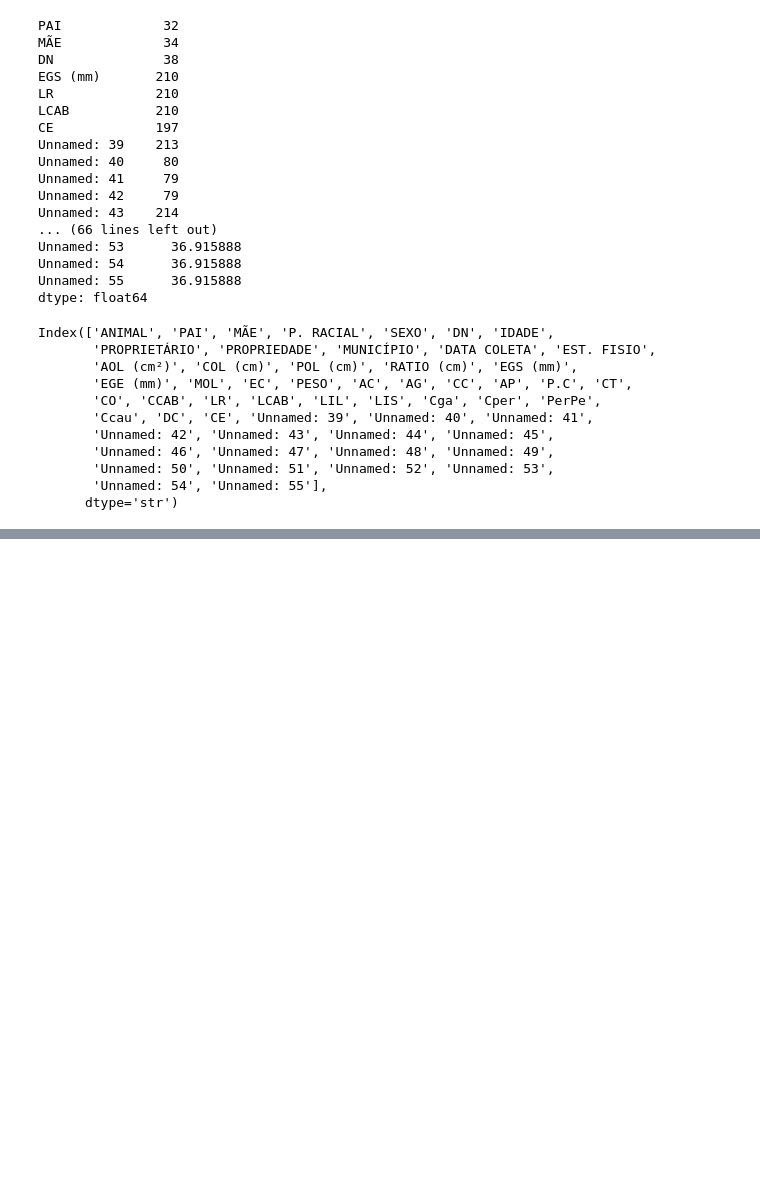
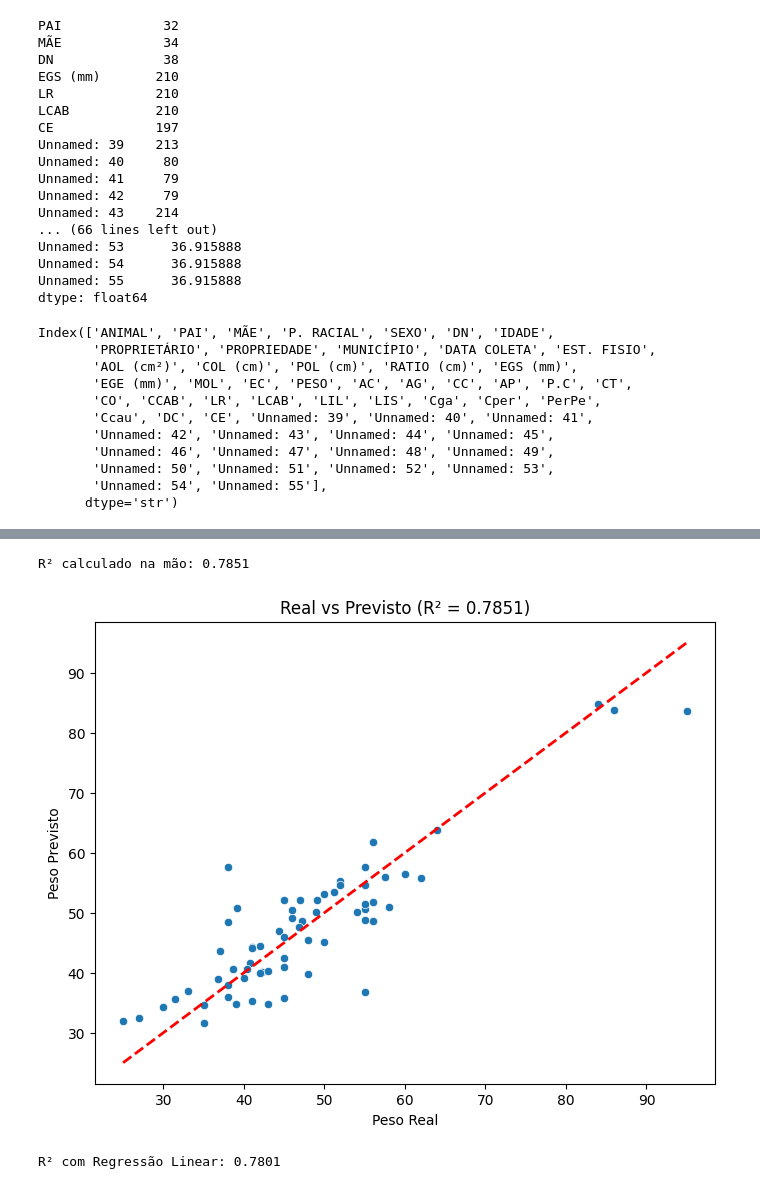
Before and after one commit to callmepeh/Sistemas-Inteligentes-2026.1, a Jupyter notebook: Atividade Base de dados animais/PredPesoAnimal.ipynb, the cells around one changed output, grey strips where cells are left out. Saved outputs shown, nothing was run; the diff lists cells and outputs as text; code cells hidden in the pictures; blank space fills up the shorter version.

```diff
--- a/Atividade Base de dados animais/PredPesoAnimal.ipynb
+++ b/Atividade Base de dados animais/PredPesoAnimal.ipynb
@@ -146,0 +259,56 @@ x_normalidado = (X - .mean()) / X.
+# %%
+import numpy as np
+
+# Certifique-se de que y_test e y_pred são arrays do numpy para facilitar a conta
+y_real = np.array(y_test)
+y_previsto = np.array(y_pred)
+
+# 1. Calcular a média dos pesos reais
+y_media = np.mean(y_real)
+
+# 2. Calcular a Soma dos Quadrados dos Resíduos (SS_res)
+ss_res = np.sum((y_real - y_previsto) ** 2)
+
+# 3. Calcular a Soma Total dos Quadrados (SS_tot)
+ss_tot = np.sum((y_real - y_media) ** 2)
+
+# 4. Aplicar a fórmula final do R²
+r2_manual = 1 - (ss_res / ss_tot)
+
+print(f"R² calculado na mão: {r2_manual:.4f}")
+# %% [output]
+R² calculado na mão: 0.7851
+# %%
+#visualizar resultados
+
+plt.figure(figsize=(8, 6))
+sns.scatterplot(x=y_test, y=y_pred)
+plt.plot([y_test.min(), y_test.max()], [y_test.min(), y_test.max()], '--r', linewidth=2)
+plt.xlabel('Peso Real')
+plt.ylabel('Peso Previsto')
+plt.title(f'Real vs Previsto (R² = {r2_manual:.4f})')
+plt.show()
+# %% [output]
+[figure, added]
+# %%
+from sklearn.linear_model import LinearRegression
+from sklearn.metrics import r2_score
+
+# 1. Aplicamos a normalização matemática que você já havia estruturado
+x_normalidado = (X - X.mean()) / X.std()
+
+# 2. Agora sim, passamos o x_normalizado para a divisão
+X_train, X_test, y_train, y_test = train_test_split(x_normalidado, y, test_size=0.30, random_state=50)
+
+# 3. Invocamos o algoritmo de "cálculo básico"
+modelo_matematico = LinearRegression()
+
+# 4. Treinamos e Prevemos
+modelo_matematico.fit(X_train, y_train)
+y_pred_matematico = modelo_matematico.predict(X_test)
+
+# 5. Calculamos o R²
+score_matematico = r2_score(y_test, y_pred_matematico)
+print(f"R² com Regressão Linear: {score_matematico:.4f}")
+# %% [output]
+R² com Regressão Linear: 0.7801
```
Also changed, not shown: parts of 10 cells of this notebook, 4 other files.
